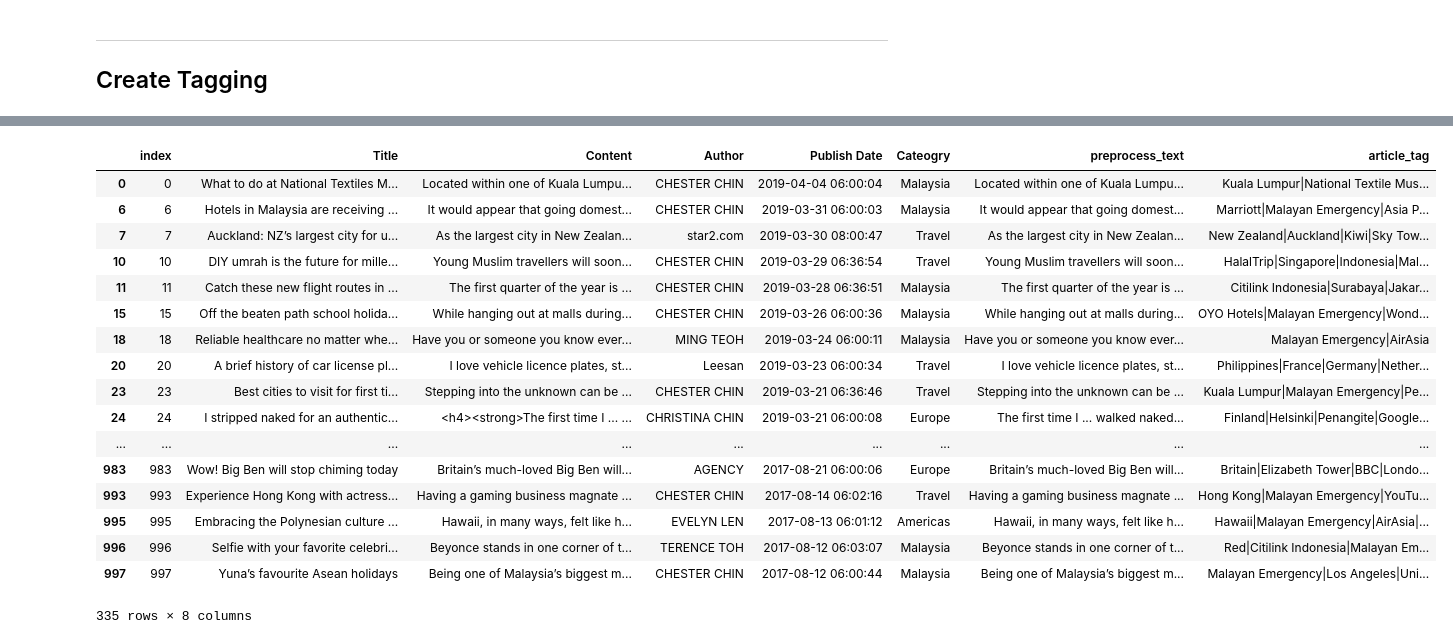
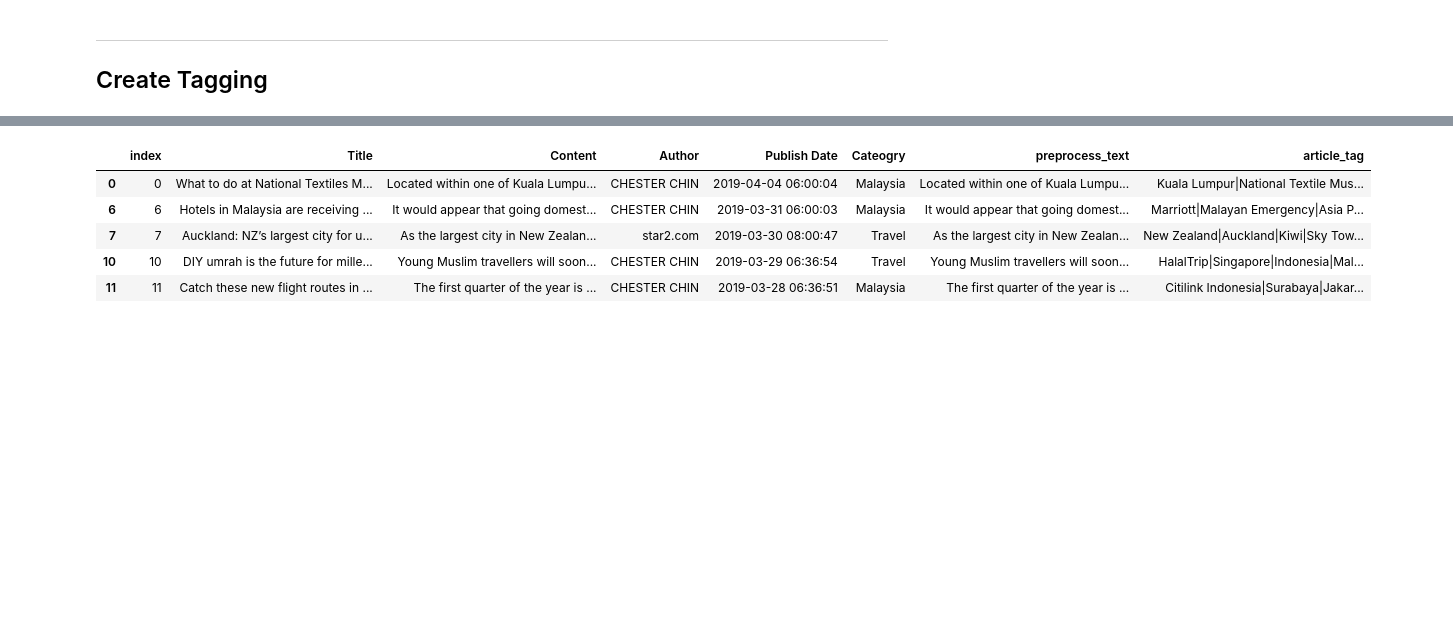
Before and after one commit to neurotichl/Random, a Jupyter notebook: newsapp/newsapp/resources/Travel Articles.ipynb, the cells around one changed output, grey strips where cells are left out. Drawn from its saved outputs; the diff is of its cells as text; code cells hidden in the pictures; blank space fills up the shorter version.

```diff
--- a/newsapp/newsapp/resources/Travel Articles.ipynb
+++ b/newsapp/newsapp/resources/Travel Articles.ipynb
@@ -274,23 +280,11 @@ df.reset_index().drop(['index','entity_tag','Entities','Tags','filtered_ents'],1
 # %%
 final_df = pd.read_csv('thestar2_travel_tag.csv')
 final_df['article_tag'] = final_df['article_tag'].fillna('')
-final_df[final_df['article_tag'].map(lambda x: "Malaya" in x)]
+final_df[final_df['article_tag'].map(lambda x: "Malaya" in x)].head()
 # %% [output]
 |  | index | Title | Content | Author | Publish Date | Cateogry | preprocess_text | article_tag |
 | 0 | 0 | What to do at National Textiles M... | Located within one of Kuala Lumpu... | CHESTER CHIN | 2019-04-04 06:00:04 | Malaysia | Located within one of Kuala Lumpu... | Kuala Lumpur|National Textile Mus... |
 | 6 | 6 | Hotels in Malaysia are receiving ... | It would appear that going domest... | CHESTER CHIN | 2019-03-31 06:00:03 | Malaysia | It would appear that going domest... | Marriott|Malayan Emergency|Asia P... |
 | 7 | 7 | Auckland: NZ’s largest city for u... | As the largest city in New Zealan... | star2.com | 2019-03-30 08:00:47 | Travel | As the largest city in New Zealan... | New Zealand|Auckland|Kiwi|Sky Tow... |
 | 10 | 10 | DIY umrah is the future for mille... | Young Muslim travellers will soon... | CHESTER CHIN | 2019-03-29 06:36:54 | Travel | Young Muslim travellers will soon... | HalalTrip|Singapore|Indonesia|Mal... |
 | 11 | 11 | Catch these new flight routes in ... | The first quarter of the year is ... | CHESTER CHIN | 2019-03-28 06:36:51 | Malaysia | The first quarter of the year is ... | Citilink Indonesia|Surabaya|Jakar... |
-| 15 | 15 | Off the beaten path school holida... | While hanging out at malls during... | CHESTER CHIN | 2019-03-26 06:00:36 | Malaysia | While hanging out at malls during... | OYO Hotels|Malayan Emergency|Wond... |
-| 18 | 18 | Reliable healthcare no matter whe... | Have you or someone you know ever... | MING TEOH | 2019-03-24 06:00:11 | Malaysia | Have you or someone you know ever... | Malayan Emergency|AirAsia |
-| 20 | 20 | A brief history of car license pl... | I love vehicle licence plates, st... | Leesan | 2019-03-23 06:00:34 | Travel | I love vehicle licence plates, st... | Philippines|France|Germany|Nether... |
-| 23 | 23 | Best cities to visit for first ti... | Stepping into the unknown can be ... | CHESTER CHIN | 2019-03-21 06:36:46 | Travel | Stepping into the unknown can be ... | Kuala Lumpur|Malayan Emergency|Pe... |
-| 24 | 24 | I stripped naked for an authentic... | <h4><strong>The first time I ... ... | CHRISTINA CHIN | 2019-03-21 06:00:08 | Europe | The first time I ... walked naked... | Finland|Helsinki|Penangite|Google... |
-| ... | ... | ... | ... | ... | ... | ... | ... | ... |
-| 983 | 983 | Wow! Big Ben will stop chiming today | Britain’s much-loved Big Ben will... | AGENCY | 2017-08-21 06:00:06 | Europe | Britain’s much-loved Big Ben will... | Britain|Elizabeth Tower|BBC|Londo... |
-| 993 | 993 | Experience Hong Kong with actress... | Having a gaming business magnate ... | CHESTER CHIN | 2017-08-14 06:02:16 | Travel | Having a gaming business magnate ... | Hong Kong|Malayan Emergency|YouTu... |
-| 995 | 995 | Embracing the Polynesian culture ... | Hawaii, in many ways, felt like h... | EVELYN LEN | 2017-08-13 06:01:12 | Americas | Hawaii, in many ways, felt like h... | Hawaii|Malayan Emergency|AirAsia|... |
-| 996 | 996 | Selfie with your favorite celebri... | Beyonce stands in one corner of t... | TERENCE TOH | 2017-08-12 06:03:07 | Malaysia | Beyonce stands in one corner of t... | Red|Citilink Indonesia|Malayan Em... |
-| 997 | 997 | Yuna’s favourite Asean holidays | Being one of Malaysia’s biggest m... | CHESTER CHIN | 2017-08-12 06:00:44 | Malaysia | Being one of Malaysia’s biggest m... | Malayan Emergency|Los Angeles|Uni... |
-335 rows × 8 columns
```
Also changed, not shown: parts of 2 cells of this notebook.
